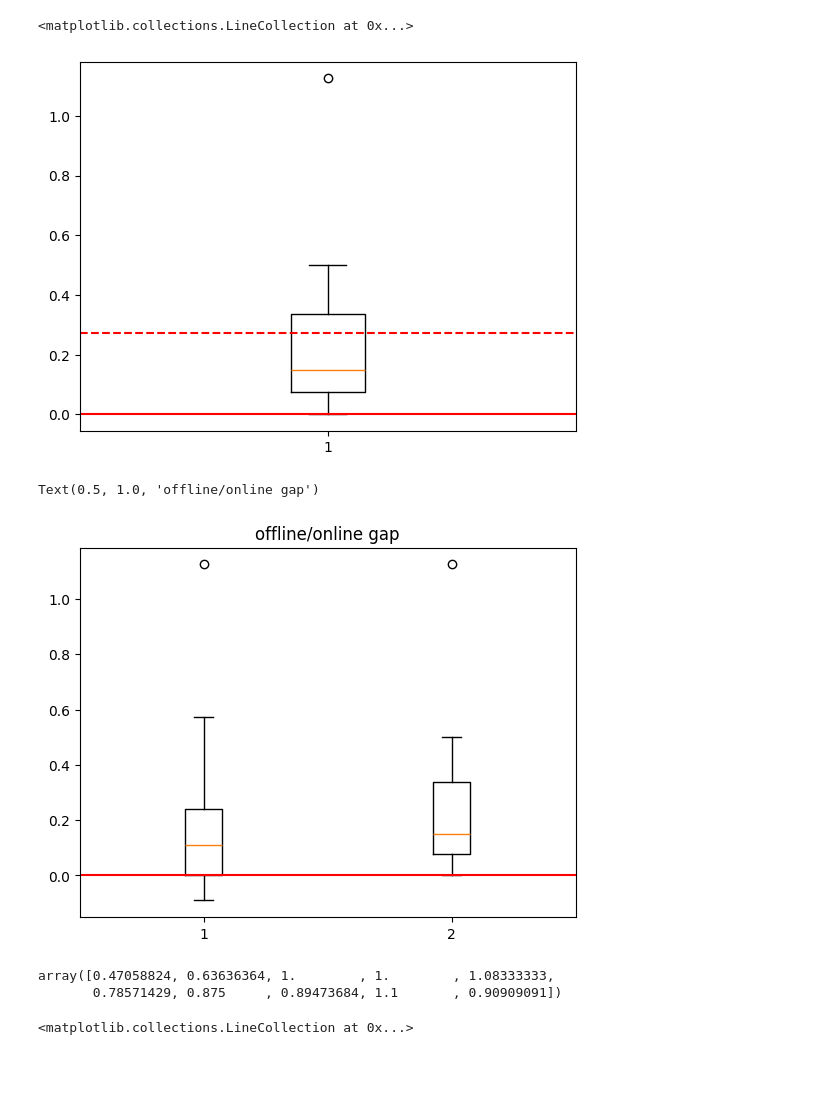
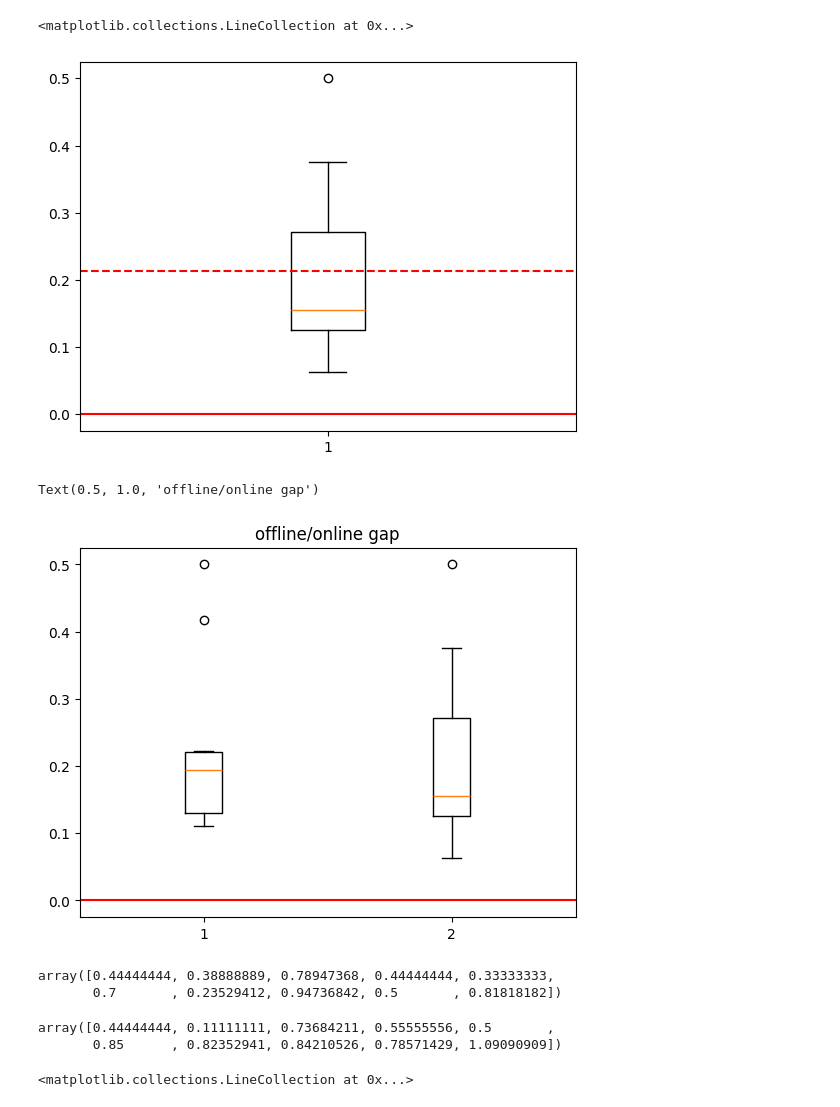
Before and after one commit to Farid-Najar/DynamicQVRP, a Jupyter notebook: results.ipynb, the cells around one changed output. Drawn from its saved outputs; the diff is of its cells as text; code cells hidden in the pictures; blank space fills up the shorter version.

```diff
--- a/results.ipynb
+++ b/results.ipynb
@@ -26,12 +26,12 @@ r_greedy_woRO, *_ = run_agent(
     env_configs
 )
 # %%
-plt.boxplot(r_offline_woRO/r_greedy_woRO-1)
+plt.boxplot(r_offline/r_greedy_woRO-1)
 plt.hlines(0, 0.5, 1.5, colors='red')
-plt.hlines(np.mean(r_offline_woRO/r_greedy_woRO-1), 0.5, 1.5, colors='red', linestyles='--')
+plt.hlines(np.mean(r_offline/r_greedy_woRO-1), 0.5, 1.5, colors='red', linestyles='--')
 # %% [output]
 <matplotlib.collections.LineCollection at 0x...>
-[figure, old version]
+[figure, new version]
 # %%
 r_MSA_woRO, *_ = run_agent(
     MSAAgent,
@@ -40,17 +40,22 @@ r_MSA_woRO, *_ = run_agent(
 )
 # %%
-plt.boxplot([r_offline_woRO/r_MSA_woRO -1, r_offline_woRO/r_greedy_woRO-1])
+plt.boxplot([r_offline/r_MSA_woRO -1, r_offline/r_greedy_woRO-1])
 plt.hlines(0, 0.5, 2.5, colors='red')
 plt.title("offline/online gap")
 # plt.hlines(np.mean(r_MSA_woRO/r_offline_woRO), 0.5, 2.5, colors='red', linestyles='--')
 # %% [output]
 Text(0.5, 1.0, 'offline/online gap')
-[figure, old version]
+[figure, new version]
 # %%
-r_MSA_woRO/r_offline_woRO
+r_MSA_woRO/r_offline
 # %% [output]
-array([0.47058824, 0.63636364, 1.        , 1.        , 1.08333333,
-       0.78571429, 0.875     , 0.89473684, 1.1       , 0.90909091])
+array([0.44444444, 0.38888889, 0.78947368, 0.44444444, 0.33333333,
+       0.7       , 0.23529412, 0.94736842, 0.5       , 0.81818182])
+# %%
+r_greedy_woRO/r_offline
+# %% [output]
+array([0.44444444, 0.11111111, 0.73684211, 0.55555556, 0.5       ,
+       0.85      , 0.82352941, 0.84210526, 0.78571429, 1.09090909])
 # %%
 env = DynamicQVRPEnv(50, 100, DoD=0.5, vehicle_capacity=25, re_optimization=True,
                      costs_KM=[1, 1], emissions_KM=[.1, .3]
```
Also changed, not shown: parts of 2 cells of this notebook, 3 other files.
